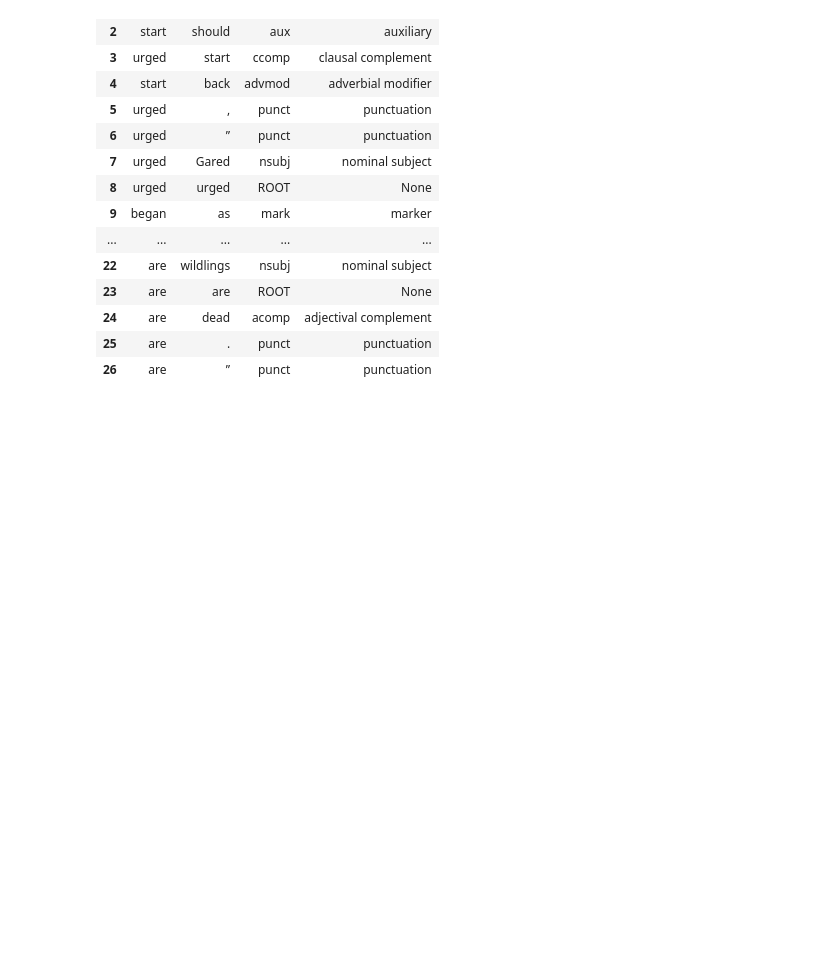
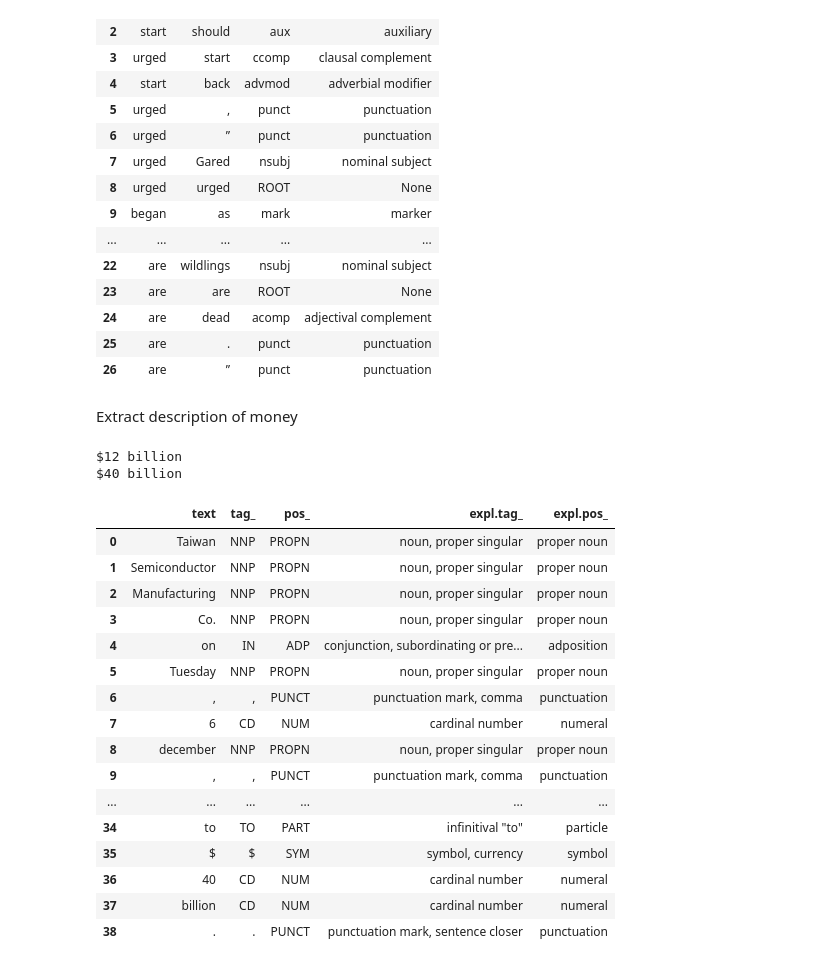
Before and after one commit to coderoman/spacy-cheatsheet, a Jupyter notebook: spacy_cheatsheet.ipynb, the cells around one changed output. Drawn from its saved outputs; the diff is of its cells as text; code cells hidden in the pictures; blank space fills up the shorter version.

Commit message:
adds money description

```diff
--- a/spacy_cheatsheet.ipynb
+++ b/spacy_cheatsheet.ipynb
@@ -133,3 +133,42 @@ pd.DataFrame([(token.head.text, token.text, token.dep_, spacy.explain(token.dep_
 | 24 | are | dead | acomp | adjectival complement |
 | 25 | are | . | punct | punctuation |
 | 26 | are | ” | punct | punctuation |
+# %% [markdown]
+Extract description of money
+# %%
+phrase = nlp(u"Taiwan Semiconductor Manufacturing Co. on Tuesday, 6 december, to announce the opening of a second chip plant in Arizona, raising the company’s investment in the state from $12 billion to $40 billion.")
+
+def extract():
+    extraction = ''
+    if token.tag_ == '$':
+        extraction = token.text
+        nextToken = token.i + 1
+        while phrase[nextToken].tag_ == 'CD':
+            extraction += phrase[nextToken].text + ' '
+            nextToken += 1
+        print(extraction)
+
+for token in phrase:
+    extract()
+
+pd.DataFrame([(token.text, token.tag_, token.pos_, spacy.explain(token.tag_), spacy.explain(token.pos_)) for token in phrase], columns=['text', 'tag_', 'pos_', 'expl.tag_', 'expl.pos_'])
+# %% [output]
+$12 billion
+$40 billion
+|  | text | tag_ | pos_ | expl.tag_ | expl.pos_ |
+| 0 | Taiwan | NNP | PROPN | noun, proper singular | proper noun |
+| 1 | Semiconductor | NNP | PROPN | noun, proper singular | proper noun |
+| 2 | Manufacturing | NNP | PROPN | noun, proper singular | proper noun |
+| 3 | Co. | NNP | PROPN | noun, proper singular | proper noun |
+| 4 | on | IN | ADP | conjunction, subordinating or pre... | adposition |
+| 5 | Tuesday | NNP | PROPN | noun, proper singular | proper noun |
+| 6 | , | , | PUNCT | punctuation mark, comma | punctuation |
+| 7 | 6 | CD | NUM | cardinal number | numeral |
+| 8 | december | NNP | PROPN | noun, proper singular | proper noun |
+| 9 | , | , | PUNCT | punctuation mark, comma | punctuation |
+| ... | ... | ... | ... | ... | ... |
+| 34 | to | TO | PART | infinitival "to" | particle |
+| 35 | $ | $ | SYM | symbol, currency | symbol |
+| 36 | 40 | CD | NUM | cardinal number | numeral |
+| 37 | billion | CD | NUM | cardinal number | numeral |
+| 38 | . | . | PUNCT | punctuation mark, sentence closer | punctuation |
```
Also changed, not shown: parts of 1 cell of this notebook.
